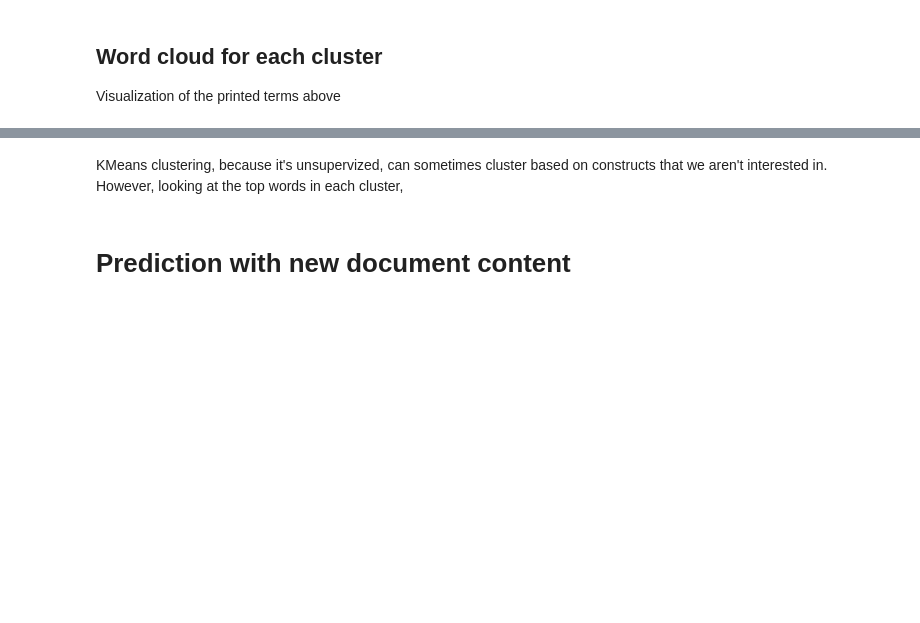
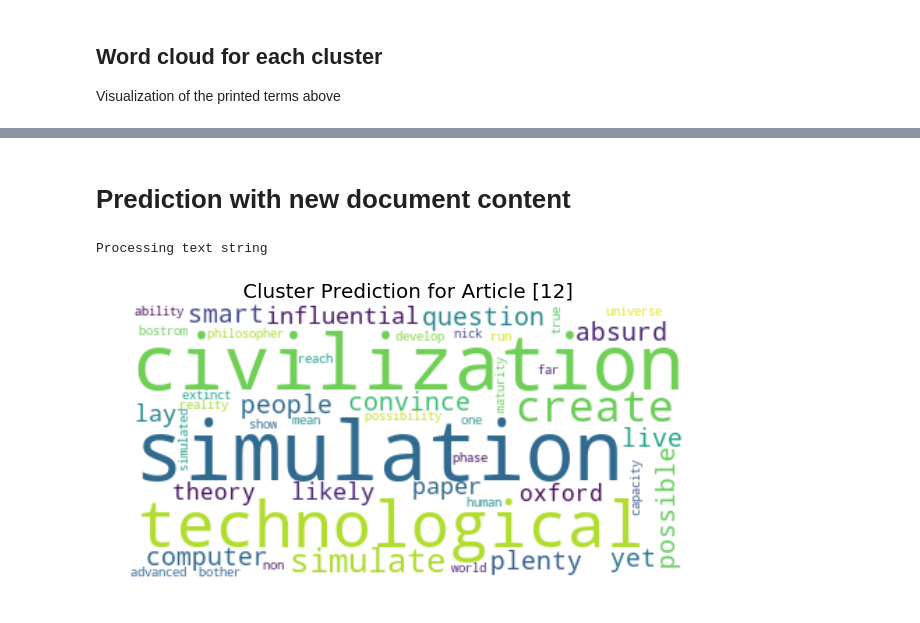
Before and after one commit to micaelamccall/tech-news-cluster, a Jupyter notebook: tech_news_cluster/tech_news_cluster.ipynb, the cells around one changed output, grey strips where cells are left out. Cells and saved outputs as stored; diff of their text form; code cells hidden in the pictures; blank space fills up the shorter version.

```diff
--- a/tech_news_cluster/tech_news_cluster.ipynb
+++ b/tech_news_cluster/tech_news_cluster.ipynb
@@ -527,5 +539,3 @@ print_word_cloud_per_cluster()
-# %% [markdown]
-KMeans clustering, because it's unsupervized, can sometimes cluster based on constructs that we aren't interested in. However, looking at the top words in each cluster,
 # %% [markdown]
 # Prediction with new document content
 # %%
@@ -577,8 +589,14 @@ def predict(input_string = None, filename = None):
     plt.title(title, size =20)
     plt.show();
 # %%
-predict(input_string = '''Are we living in a computer simulation?
-
-The question seems absurd. Yet there are plenty of smart people who are convinced that this is not only possible but perhaps likely.
-
-In an influential paper that laid out the theory, the Oxford philosopher Nick Bostrom showed that at least one of three possibilities is true: 1) All human-like civilizations in the universe go extinct before they develop the technological capacity to create simulated realities; 2) if any civilizations do reach this phase of technological maturity, none of them will bother to run simulations; or 3) advanced civilizations would have the ability to create many, many simulations, and that means there are far more simulated worlds than non-simulated ones.''')
+predict(input_string = '''Are we living in a computer simulation? The question seems absurd. Yet there are
+plenty of smart people who are convinced that this is not only possible but perhaps likely.In an influential
+paper that laid out the theory, the Oxford philosopher Nick Bostrom showed that at least one of three
+possibilities is true: 1) All human-like civilizations in the universe go extinct before they develop the
+technological capacity to create simulated realities; 2) if any civilizations do reach this phase of
+technological maturity, none of them will bother to run simulations; or 3) advanced civilizations would have
+the ability to create many, many simulations, and that means there are far more simulated worlds than
+non-simulated ones.''')
+# %% [output]
+Processing text string
+[figure, added]
```
Also changed, not shown: parts of 18 cells of this notebook, 8 other files.
